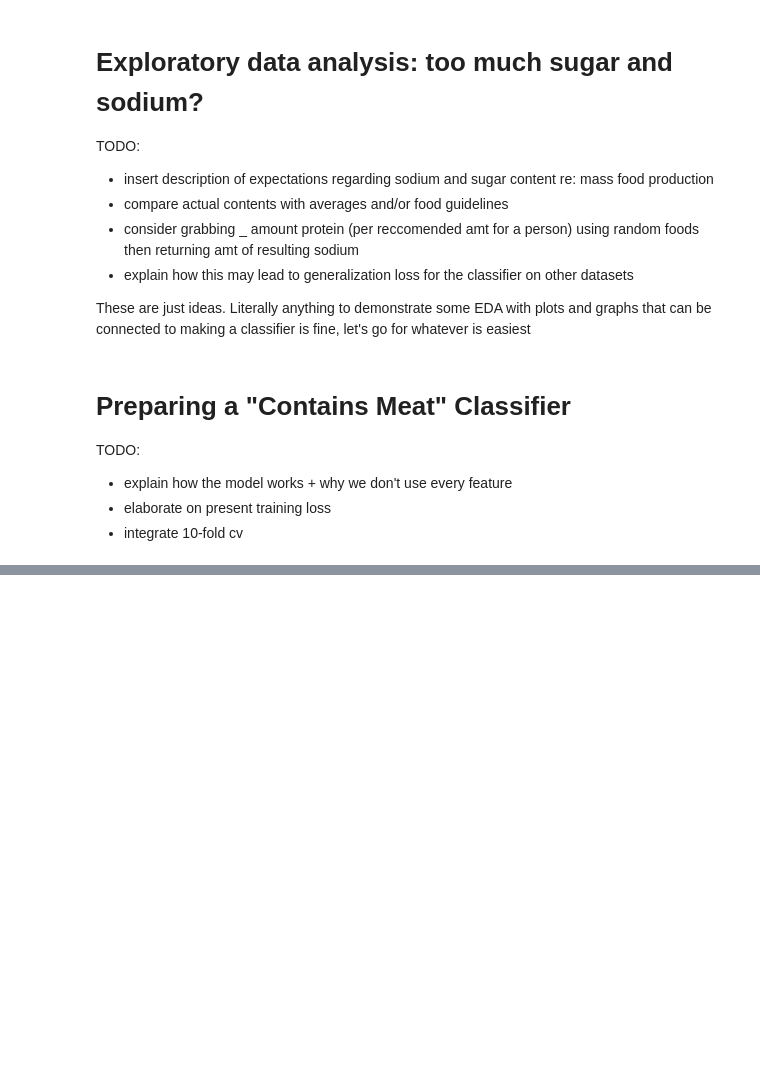
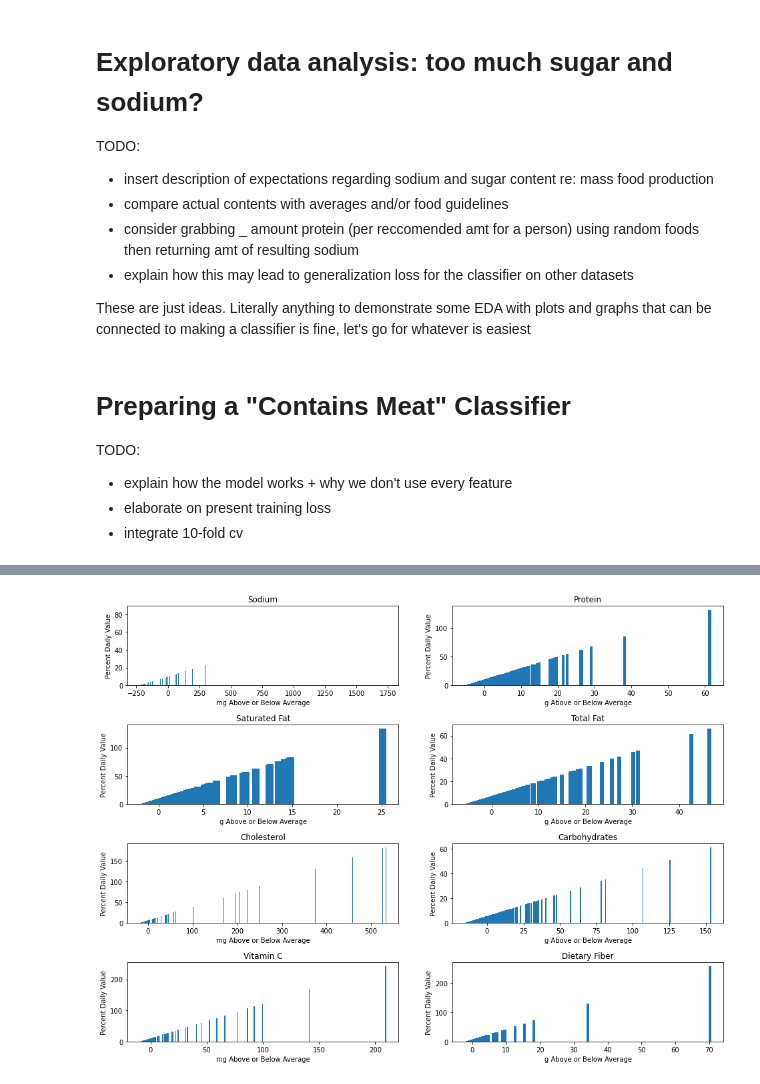
Before and after one commit to harlansgs/fall-2021-umd-dining-analysis, a Jupyter notebook: Meats at Maryland.ipynb, the cells around one changed output, grey strips where cells are left out. Drawn from its saved outputs; the diff is of its cells as text; code cells hidden in the pictures; blank space fills up the shorter version.

Commit message:
added bar graphs and tried to use meat classifier

```diff
--- a/Meats at Maryland.ipynb
+++ b/Meats at Maryland.ipynb
@@ -389,20 +389,12 @@ TODO:
 - integrate 10-fold cv
 # %%
 list_of_features = ['Total Fat', 'Total Carbohydrate.', 'Saturated Fat', 'Dietary Fiber', 'Trans Fat',
-                    'Total Sugars', 'Cholesterol', 'Sodium', 'Protein', 'Calories', 'Carbohydrates',
-                    'Vitamin C']
-df['Veg as Bool'] = df['Is Vegetarian'].astype(str).str.contains('True')
-
-print(type(df['Is Vegetarian']))
-print(type(df['Veg as Bool']))
-print(df['Is Vegetarian'][0])
-print(df['Veg as Bool'][0])
-print(type(df['Is Vegetarian'][0]))
-print(type(df['Veg as Bool'][0]))
+        'Total Sugars', 'Cholesterol', 'Sodium', 'Protein', 'Calories', 'Carbohydrates',
+        'Vitamin C']
 
 for feature in list_of_features:
-    corrcoef = np.corrcoef(df['Veg as Bool'], df[feature])[0][1]
-    if abs(corrcoef) > .25:
+    corrcoef = np.corrcoef(df['Is Vegetarian'].astype(bool), df[feature])[0][1]
+    if abs(corrcoef) > .15:
         print(feature)
         print(corrcoef)
 # %% [output]
@@ -465,0 +463,64 @@ Accuracy: 0.9072164948453608
+# %%
+import matplotlib.pyplot as plt
+
+fig = plt.figure(figsize=(16,12))
+
+ax = fig.add_subplot(4,2, 1)
+avg_sodium = df['Sodium'].mean()
+ax.bar(df['Sodium'] - avg_sodium , (df['Sodium']/2300)*100)
+ax.title.set_text('Sodium')
+ax.set_xlabel('mg Above or Below Average')
+ax.set_ylabel('Percent Daily Value')
+
+ax = fig.add_subplot(4,2, 2)
+avg_protein = df['Protein'].mean()
+ax.bar(df['Protein'] - avg_protein , (df['Protein']/50)*100)
+ax.title.set_text('Protein')
+ax.set_xlabel('g Above or Below Average')
+ax.set_ylabel('Percent Daily Value')
+
+ax = fig.add_subplot(4,2, 3)
+avg_sat_fat = df['Saturated Fat'].mean()
+ax.bar(df['Saturated Fat'] - avg_sat_fat , (df['Saturated Fat']/20)*100)
+ax.title.set_text('Saturated Fat')
+ax.set_xlabel('g Above or Below Average')
+ax.set_ylabel('Percent Daily Value')
+
+ax = fig.add_subplot(4,2, 4)
+avg_total_fat = df['Total Fat'].mean()
+ax.bar(df['Total Fat'] - avg_total_fat , (df['Total Fat']/78)*100)
+ax.title.set_text('Total Fat')
+ax.set_xlabel('g Above or Below Average')
+ax.set_ylabel('Percent Daily Value')
+
+ax = fig.add_subplot(4,2, 5)
+avg_cholesterol = df['Cholesterol'].mean()
+ax.bar(df['Cholesterol'] - avg_cholesterol , (df['Cholesterol']/300)*100)
+ax.title.set_text('Cholesterol')
+ax.set_xlabel('mg Above or Below Average')
+ax.set_ylabel('Percent Daily Value')
+
+ax = fig.add_subplot(4,2, 6)
+avg_carbohydrates = df['Carbohydrates'].mean()
+ax.bar(df['Carbohydrates'] - avg_carbohydrates , (df['Carbohydrates']/275)*100)
+ax.title.set_text('Carbohydrates')
+ax.set_xlabel('g Above or Below Average')
+ax.set_ylabel('Percent Daily Value')
+
+ax = fig.add_subplot(4,2, 7)
+avg_vitamin_c = df['Vitamin C'].mean()
+ax.bar(df['Vitamin C'] - avg_vitamin_c , (df['Vitamin C']/90)*100)
+ax.title.set_text('Vitamin C')
+ax.set_xlabel('mg Above or Below Average')
+ax.set_ylabel('Percent Daily Value')
+
+ax = fig.add_subplot(4,2, 8)
+avg_dietary_fiber = df['Dietary Fiber'].mean()
+ax.bar(df['Dietary Fiber'] - avg_dietary_fiber , (df['Dietary Fiber']/28)*100)
+ax.title.set_text('Dietary Fiber')
+ax.set_xlabel('g Above or Below Average')
+ax.set_ylabel('Percent Daily Value')
+
+plt.subplots_adjust(hspace = .5)
+# %% [output]
+[figure, added]
```
Also changed, not shown: parts of 7 cells of this notebook, 1 other file.
